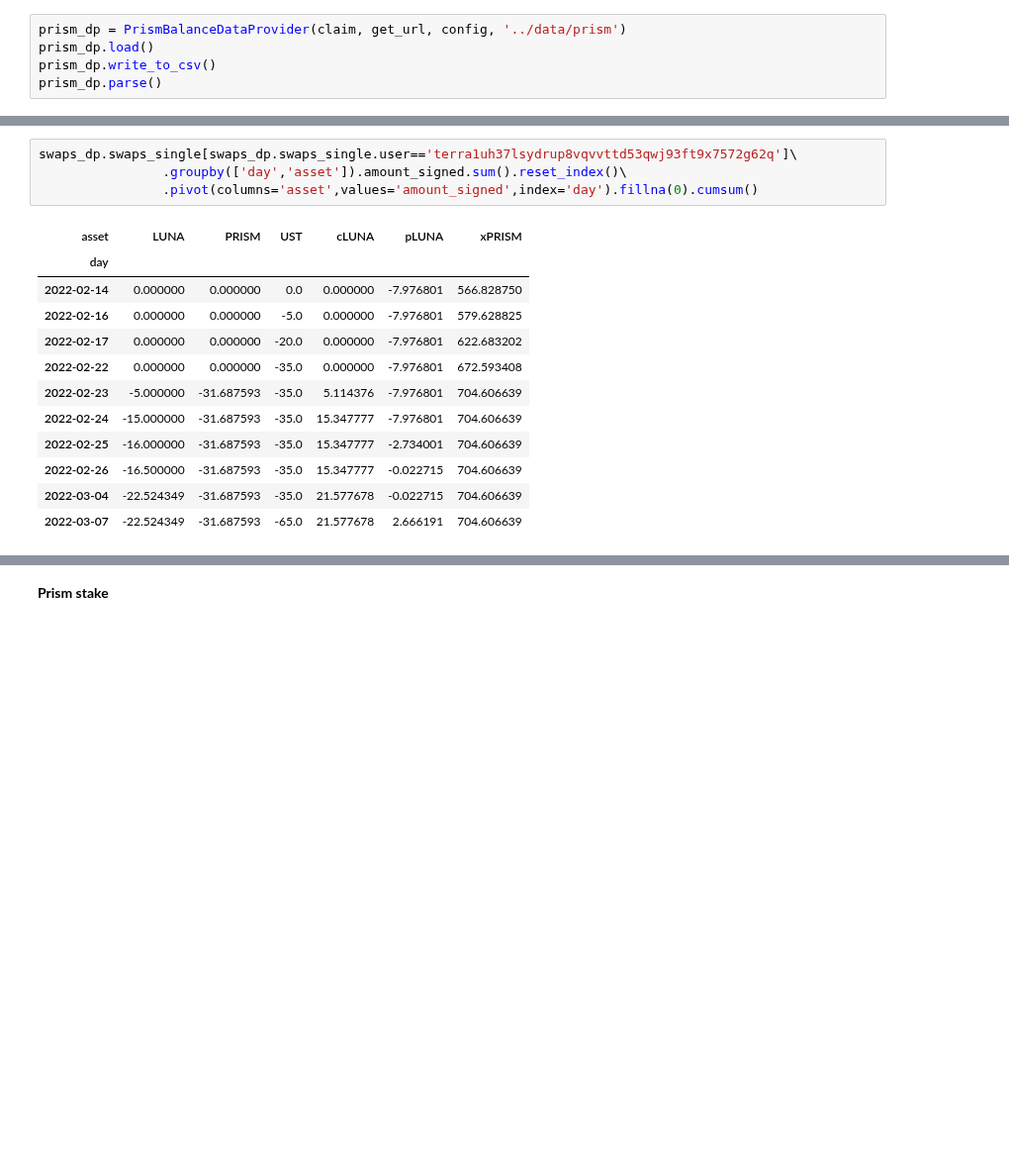
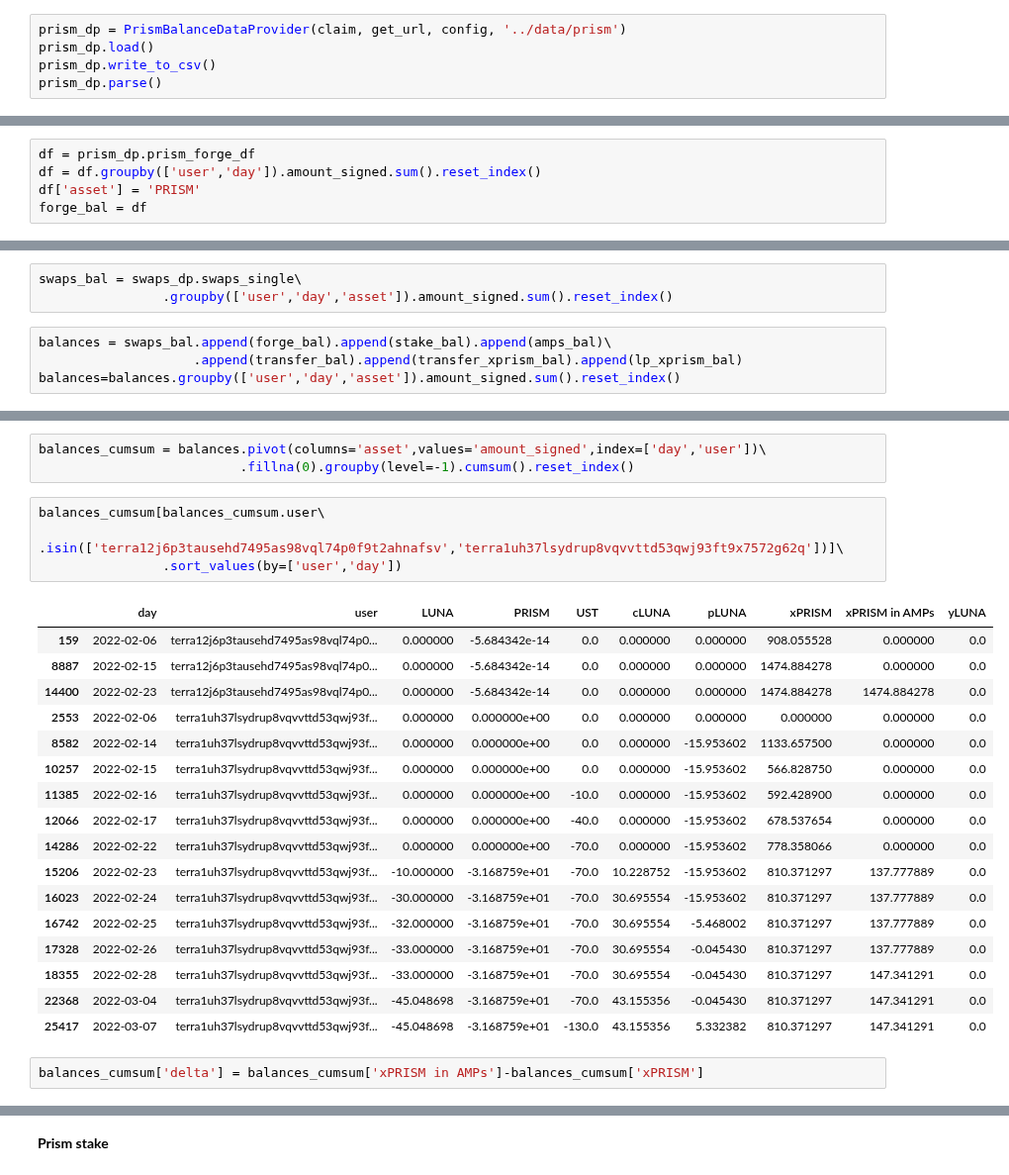
Before and after one commit to IncioMan/prism_forge, a Jupyter notebook: notebook/Prism Balances.ipynb, the cells around one changed output, grey strips where cells are left out. Shown at 99% size. Saved outputs shown, nothing was run; the diff lists cells and outputs as text; blank space fills up the shorter version.

```diff
--- a/notebook/Prism Balances.ipynb
+++ b/notebook/Prism Balances.ipynb
@@ -300,0 +400,5 @@ df
+# %%
+df = prism_dp.prism_forge_df
+df = df.groupby(['user','day']).amount_signed.sum().reset_index()
+df['asset'] = 'PRISM'
+forge_bal = df
@@ -300,0 +411,7 @@ df
+# %%
+swaps_bal = swaps_dp.swaps_single\
+                .groupby(['user','day','asset']).amount_signed.sum().reset_index()
+# %%
+balances = swaps_bal.append(forge_bal).append(stake_bal).append(amps_bal)\
+                    .append(transfer_bal).append(transfer_xprism_bal).append(lp_xprism_bal)
+balances=balances.groupby(['user','day','asset']).amount_signed.sum().reset_index()
@@ -301,17 +434,27 @@ df
 # %%
-swaps_dp.swaps_single[swaps_dp.swaps_single.user=='terra1uh37lsydrup8vqvvttd53qwj93ft9x7572g62q']\
-                .groupby(['day','asset']).amount_signed.sum().reset_index()\
-                .pivot(columns='asset',values='amount_signed',index='day').fillna(0).cumsum()
+balances_cumsum = balances.pivot(columns='asset',values='amount_signed',index=['day','user'])\
+                          .fillna(0).groupby(level=-1).cumsum().reset_index()
-# %% [output]
-| asset | LUNA | PRISM | UST | cLUNA | pLUNA | xPRISM |
-| day |  |  |  |  |  |  |
-| 2022-02-14 | 0.000000 | 0.000000 | 0.0 | 0.000000 | -7.976801 | 566.828750 |
-| 2022-02-16 | 0.000000 | 0.000000 | -5.0 | 0.000000 | -7.976801 | 579.628825 |
-| 2022-02-17 | 0.000000 | 0.000000 | -20.0 | 0.000000 | -7.976801 | 622.683202 |
-| 2022-02-22 | 0.000000 | 0.000000 | -35.0 | 0.000000 | -7.976801 | 672.593408 |
-| 2022-02-23 | -5.000000 | -31.687593 | -35.0 | 5.114376 | -7.976801 | 704.606639 |
-| 2022-02-24 | -15.000000 | -31.687593 | -35.0 | 15.347777 | -7.976801 | 704.606639 |
-| 2022-02-25 | -16.000000 | -31.687593 | -35.0 | 15.347777 | -2.734001 | 704.606639 |
-| 2022-02-26 | -16.500000 | -31.687593 | -35.0 | 15.347777 | -0.022715 | 704.606639 |
-| 2022-03-04 | -22.524349 | -31.687593 | -35.0 | 21.577678 | -0.022715 | 704.606639 |
-| 2022-03-07 | -22.524349 | -31.687593 | -65.0 | 21.577678 | 2.666191 | 704.606639 |
+# %%
+balances_cumsum[balances_cumsum.user\
+                .isin(['terra12j6p3tausehd7495as98vql74p0f9t2ahnafsv','terra1uh37lsydrup8vqvvttd53qwj93ft9x7572g62q'])]\
+                .sort_values(by=['user','day'])
+# %% [output]
+|  | day | user | LUNA | PRISM | UST | cLUNA | pLUNA | xPRISM | xPRISM in AMPs | yLUNA |
+| 159 | 2022-02-06 | terra12j6p3tausehd7495as98vql74p0... | 0.000000 | -5.684342e-14 | 0.0 | 0.000000 | 0.000000 | 908.055528 | 0.000000 | 0.0 |
+| 8887 | 2022-02-15 | terra12j6p3tausehd7495as98vql74p0... | 0.000000 | -5.684342e-14 | 0.0 | 0.000000 | 0.000000 | 1474.884278 | 0.000000 | 0.0 |
+| 14400 | 2022-02-23 | terra12j6p3tausehd7495as98vql74p0... | 0.000000 | -5.684342e-14 | 0.0 | 0.000000 | 0.000000 | 1474.884278 | 1474.884278 | 0.0 |
+| 2553 | 2022-02-06 | terra1uh37lsydrup8vqvvttd53qwj93f... | 0.000000 | 0.000000e+00 | 0.0 | 0.000000 | 0.000000 | 0.000000 | 0.000000 | 0.0 |
+| 8582 | 2022-02-14 | terra1uh37lsydrup8vqvvttd53qwj93f... | 0.000000 | 0.000000e+00 | 0.0 | 0.000000 | -15.953602 | 1133.657500 | 0.000000 | 0.0 |
+| 10257 | 2022-02-15 | terra1uh37lsydrup8vqvvttd53qwj93f... | 0.000000 | 0.000000e+00 | 0.0 | 0.000000 | -15.953602 | 566.828750 | 0.000000 | 0.0 |
+| 11385 | 2022-02-16 | terra1uh37lsydrup8vqvvttd53qwj93f... | 0.000000 | 0.000000e+00 | -10.0 | 0.000000 | -15.953602 | 592.428900 | 0.000000 | 0.0 |
+| 12066 | 2022-02-17 | terra1uh37lsydrup8vqvvttd53qwj93f... | 0.000000 | 0.000000e+00 | -40.0 | 0.000000 | -15.953602 | 678.537654 | 0.000000 | 0.0 |
+| 14286 | 2022-02-22 | terra1uh37lsydrup8vqvvttd53qwj93f... | 0.000000 | 0.000000e+00 | -70.0 | 0.000000 | -15.953602 | 778.358066 | 0.000000 | 0.0 |
+| 15206 | 2022-02-23 | terra1uh37lsydrup8vqvvttd53qwj93f... | -10.000000 | -3.168759e+01 | -70.0 | 10.228752 | -15.953602 | 810.371297 | 137.777889 | 0.0 |
+| 16023 | 2022-02-24 | terra1uh37lsydrup8vqvvttd53qwj93f... | -30.000000 | -3.168759e+01 | -70.0 | 30.695554 | -15.953602 | 810.371297 | 137.777889 | 0.0 |
+| 16742 | 2022-02-25 | terra1uh37lsydrup8vqvvttd53qwj93f... | -32.000000 | -3.168759e+01 | -70.0 | 30.695554 | -5.468002 | 810.371297 | 137.777889 | 0.0 |
+| 17328 | 2022-02-26 | terra1uh37lsydrup8vqvvttd53qwj93f... | -33.000000 | -3.168759e+01 | -70.0 | 30.695554 | -0.045430 | 810.371297 | 137.777889 | 0.0 |
+| 18355 | 2022-02-28 | terra1uh37lsydrup8vqvvttd53qwj93f... | -33.000000 | -3.168759e+01 | -70.0 | 30.695554 | -0.045430 | 810.371297 | 147.341291 | 0.0 |
+| 22368 | 2022-03-04 | terra1uh37lsydrup8vqvvttd53qwj93f... | -45.048698 | -3.168759e+01 | -70.0 | 43.155356 | -0.045430 | 810.371297 | 147.341291 | 0.0 |
+| 25417 | 2022-03-07 | terra1uh37lsydrup8vqvvttd53qwj93f... | -45.048698 | -3.168759e+01 | -130.0 | 43.155356 | 5.332382 | 810.371297 | 147.341291 | 0.0 |
+# %%
+balances_cumsum['delta'] = balances_cumsum['xPRISM in AMPs']-balances_cumsum['xPRISM']
```
Also changed, not shown: parts of 21 cells of this notebook, 11 other files.
